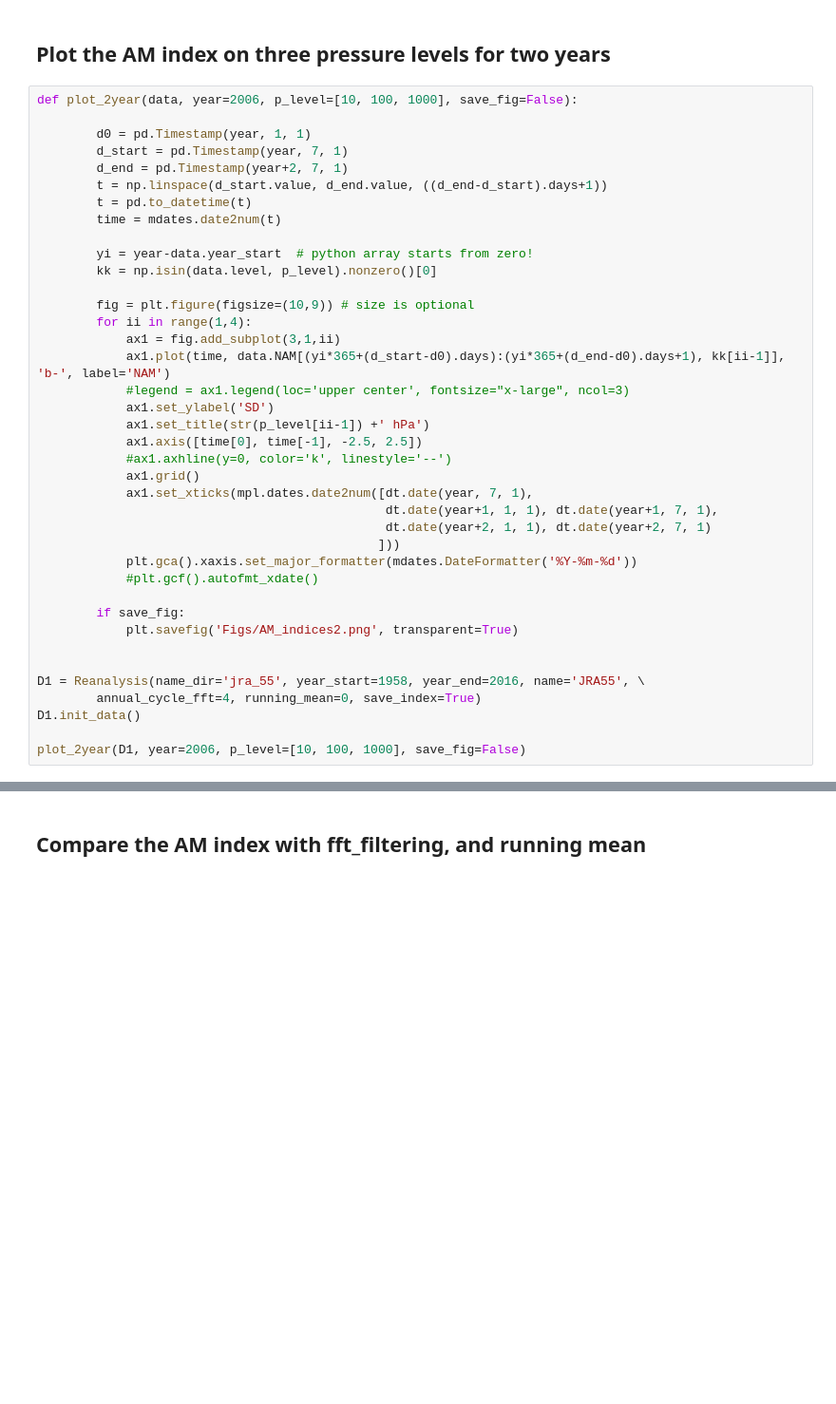
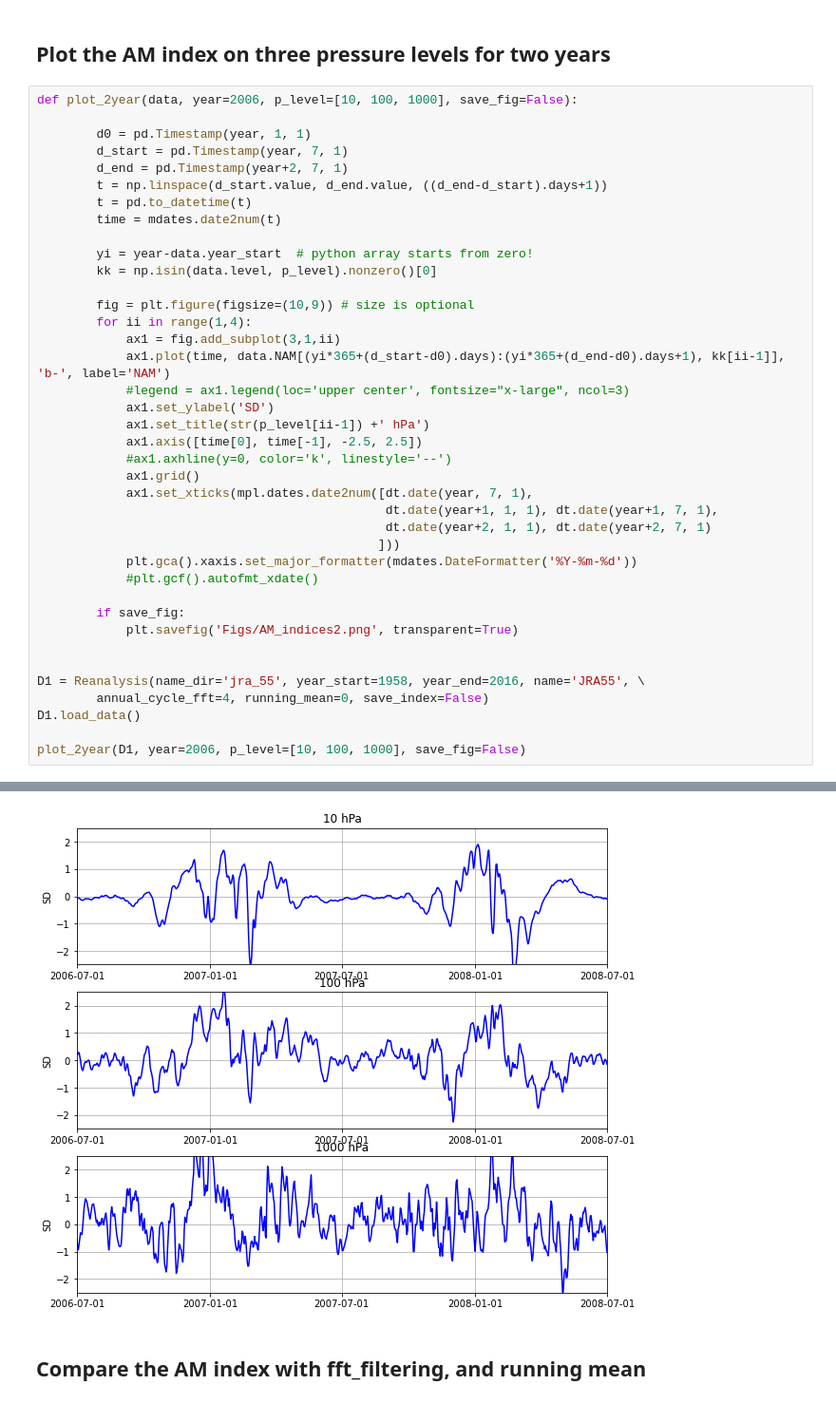
Before and after one commit to gchenpu/python, a Jupyter notebook: AM_indices/read_AM_index_test.ipynb, the cells around one changed output, grey strips where cells are left out. Shown at 95% size. Drawn from its saved outputs; the diff is of its cells as text; blank space fills up the shorter version.

```diff
--- a/AM_indices/read_AM_index_test.ipynb
+++ b/AM_indices/read_AM_index_test.ipynb
@@ -88,7 +93,8 @@ def plot_2year(data, year=2006, p_level=[10, 100, 1000], save_fig=False):
 
 
 D1 = Reanalysis(name_dir='jra_55', year_start=1958, year_end=2016, name='JRA55', \
-        annual_cycle_fft=4, running_mean=0, save_index=True)
-D1.init_data()
+        annual_cycle_fft=4, running_mean=0, save_index=False)
+D1.load_data()
 
 plot_2year(D1, year=2006, p_level=[10, 100, 1000], save_fig=False)
+# %% [output]
@@ -95,3 +102,4 @@ plot_2year(D1, year=2006, p_level=[10, 100, 1000], save_fig=False)
+[figure, added]
 # %% [markdown]
 ## Compare the AM index with fft_filtering, and running mean
 # %%
```
Also changed, not shown: parts of 6 cells of this notebook, 2 other files.
